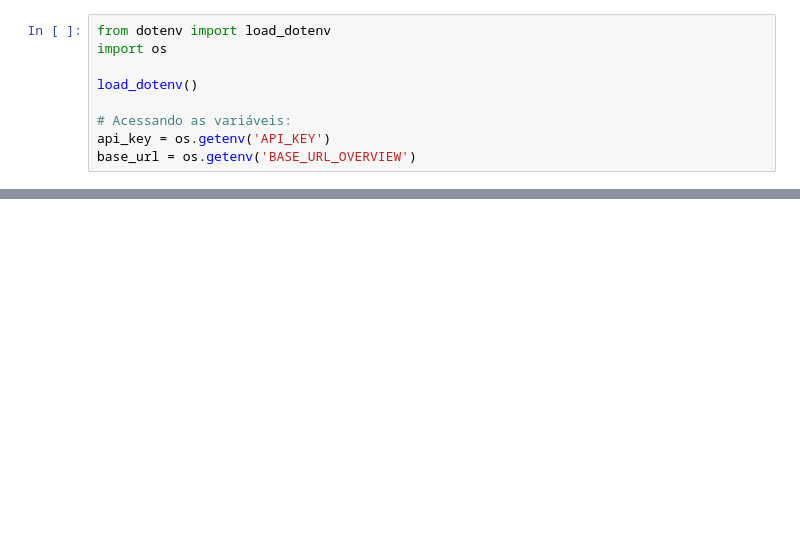
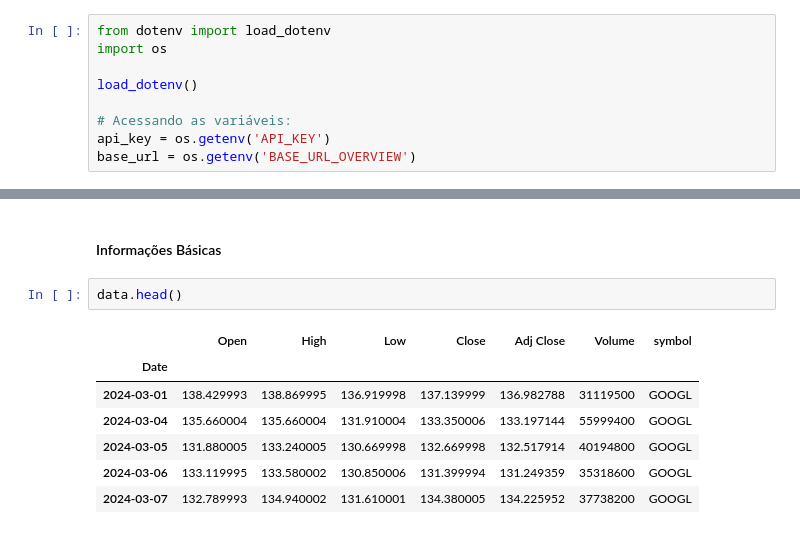
Before and after one commit to AndersonDeFaro/Estudos-Alura-Pyhton, a Jupyter notebook: 99-Generative_AI/mercado_financeiro/1_0_ConsumirAPI.ipynb, the cells around one changed output, grey strips where cells are left out. Drawn from its saved outputs; the diff is of its cells as text; blank space fills up the shorter version.

```diff
--- a/99-Generative_AI/mercado_financeiro/1_0_ConsumirAPI.ipynb
+++ b/99-Generative_AI/mercado_financeiro/1_0_ConsumirAPI.ipynb
@@ -70,0 +130,12 @@ for symbol in symbols:
+# %% [markdown]
+#### Informações Básicas
+# %%
+data.head()
+# %% [output]
+|  | Open | High | Low | Close | Adj Close | Volume | symbol |
+| Date |  |  |  |  |  |  |  |
+| 2024-03-01 | 138.429993 | 138.869995 | 136.919998 | 137.139999 | 136.982788 | 31119500 | GOOGL |
+| 2024-03-04 | 135.660004 | 135.660004 | 131.910004 | 133.350006 | 133.197144 | 55999400 | GOOGL |
+| 2024-03-05 | 131.880005 | 133.240005 | 130.669998 | 132.669998 | 132.517914 | 40194800 | GOOGL |
+| 2024-03-06 | 133.119995 | 133.580002 | 130.850006 | 131.399994 | 131.249359 | 35318600 | GOOGL |
+| 2024-03-07 | 132.789993 | 134.940002 | 131.610001 | 134.380005 | 134.225952 | 37738200 | GOOGL |
```
Also changed, not shown: parts of 16 cells of this notebook.
